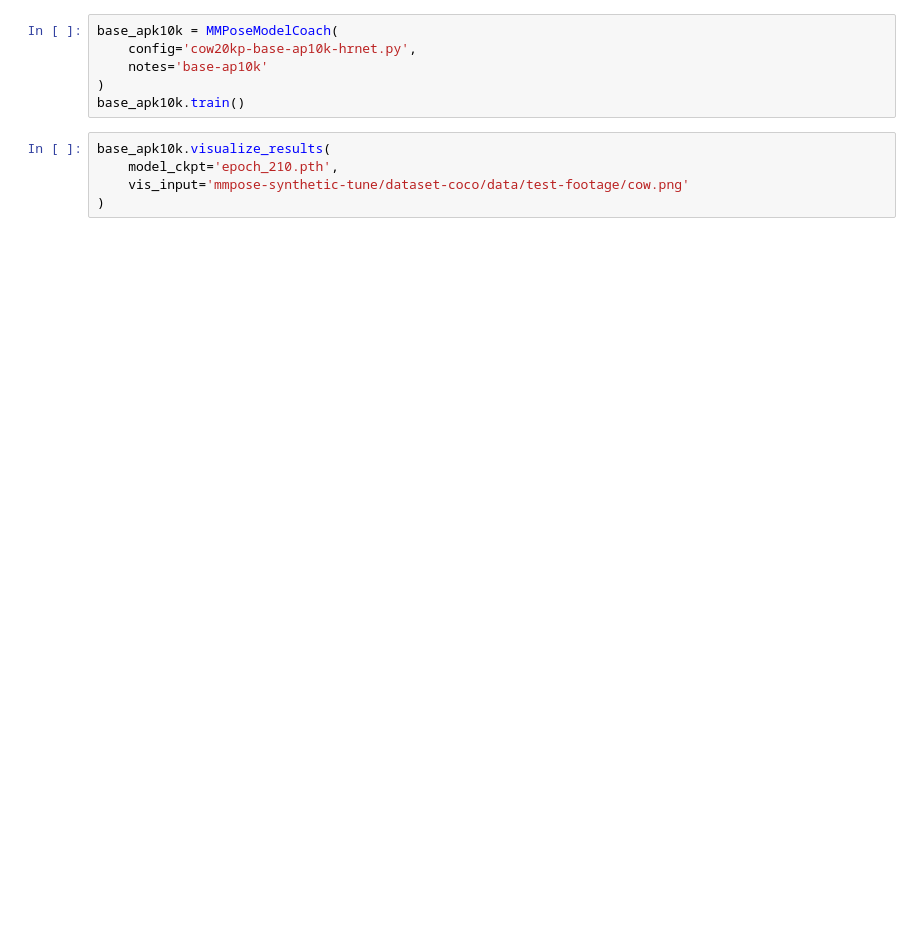
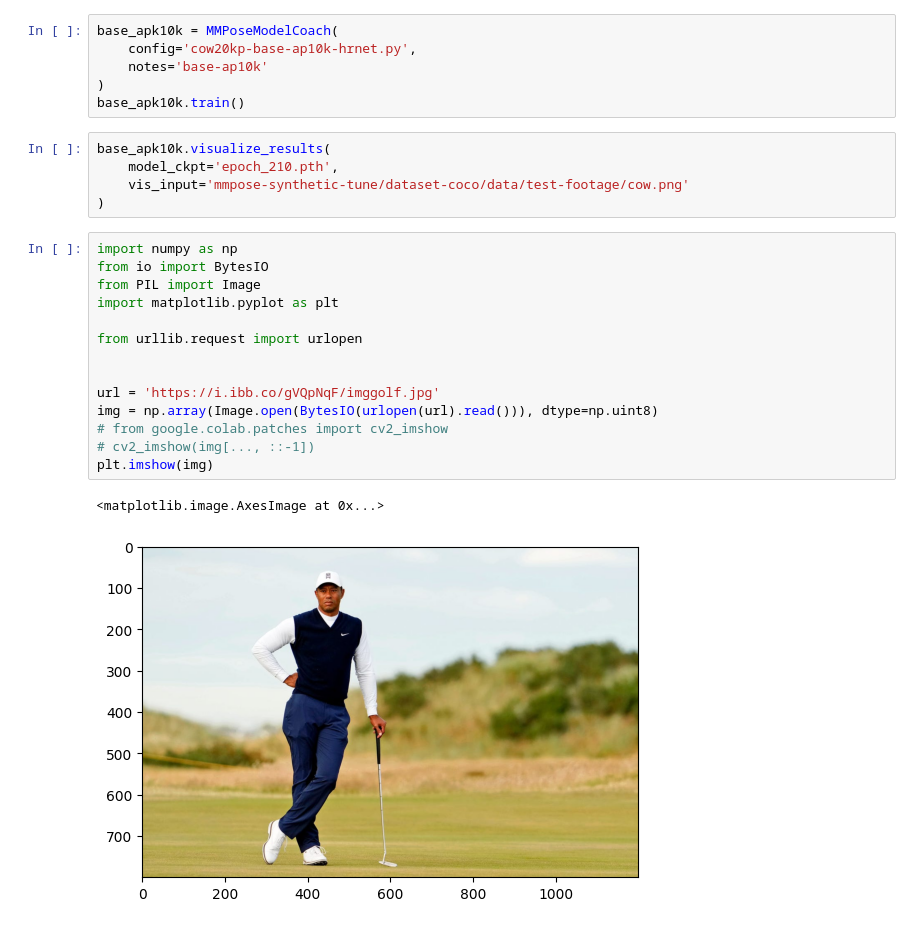
Before and after one commit to Mohajerani-Lab/mmpose-synthetic-tune, a Jupyter notebook: notebooks/fine-tune.ipynb, the cells around one changed output. Cells and saved outputs as stored; diff of their text form; blank space fills up the shorter version.

```diff
--- a/notebooks/fine-tune.ipynb
+++ b/notebooks/fine-tune.ipynb
@@ -94,3 +124,20 @@ base_apk10k.visualize_results(
     model_ckpt='epoch_210.pth',
     vis_input='mmpose-synthetic-tune/dataset-coco/data/test-footage/cow.png'
 )
+# %%
+import numpy as np
+from io import BytesIO
+from PIL import Image
+import matplotlib.pyplot as plt
+
+from urllib.request import urlopen
+
+
+url = 'https://i.ibb.co/gVQpNqF/imggolf.jpg'
+img = np.array(Image.open(BytesIO(urlopen(url).read())), dtype=np.uint8)
+# from google.colab.patches import cv2_imshow
+# cv2_imshow(img[..., ::-1])
+plt.imshow(img)
+# %% [output]
+<matplotlib.image.AxesImage at 0x...>
+[figure, added]
```
Also changed, not shown: parts of 6 cells of this notebook, 16 other files.
